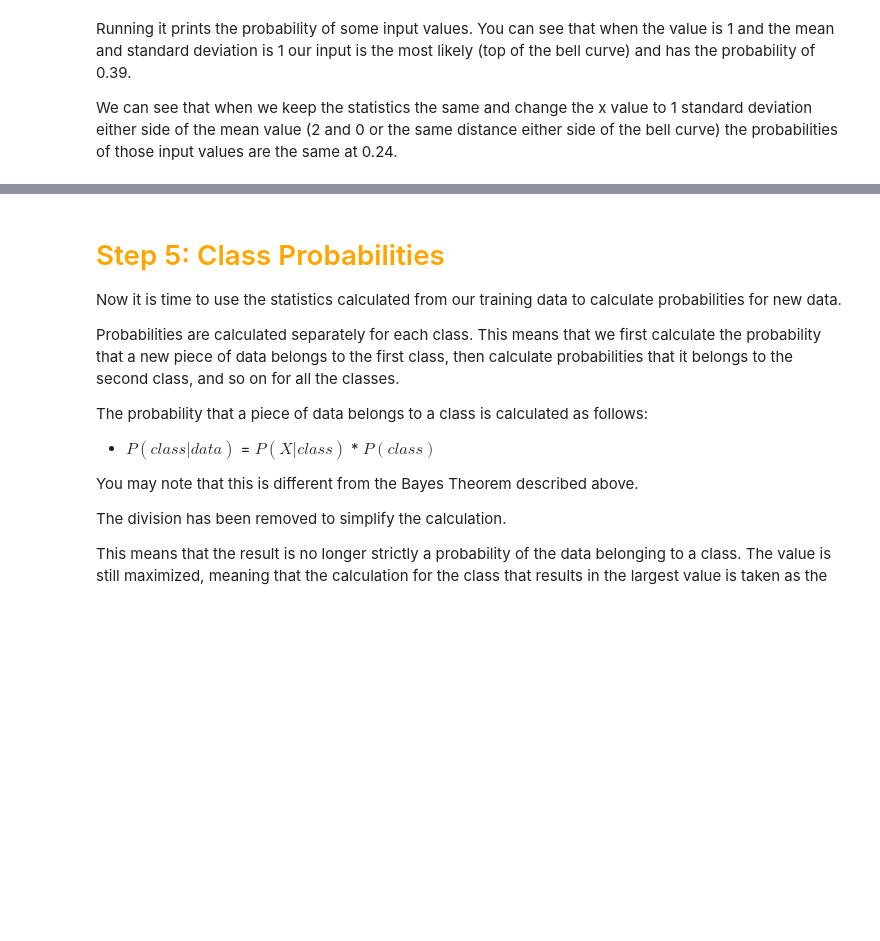
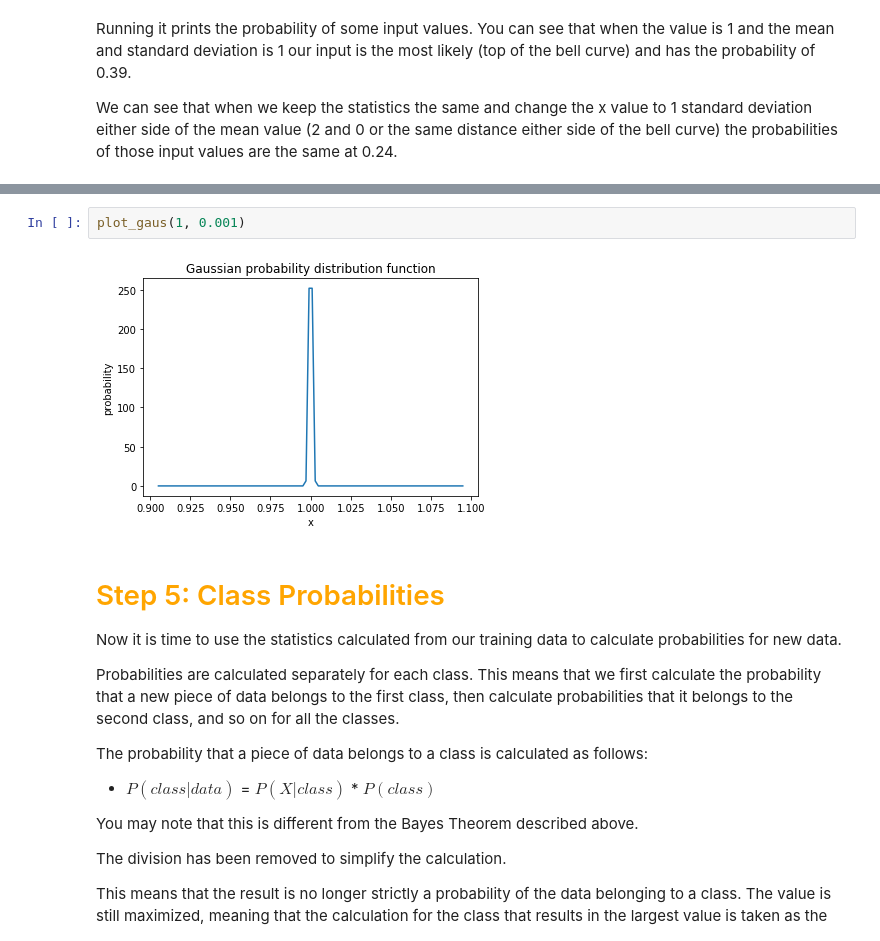
Before and after one commit to BlinkDrink/Naive-Bayes-Classifier, a Jupyter notebook: Naive-Bayes-Classifier.ipynb, the cells around one changed output, grey strips where cells are left out. Saved outputs shown, nothing was run; the diff lists cells and outputs as text; blank space fills up the shorter version.

```diff
--- a/Naive-Bayes-Classifier.ipynb
+++ b/Naive-Bayes-Classifier.ipynb
@@ -594,3 +613,7 @@ We can see that when we keep the statistics the same and change the x value to 1
+# %%
+plot_gaus(1, 0.001)
+# %% [output]
+[figure, added]
 # %% [markdown]
 <h1 style="color: orange;">Step 5: Class Probabilities</h1>
 
```
Also changed, not shown: parts of 17 cells of this notebook.
